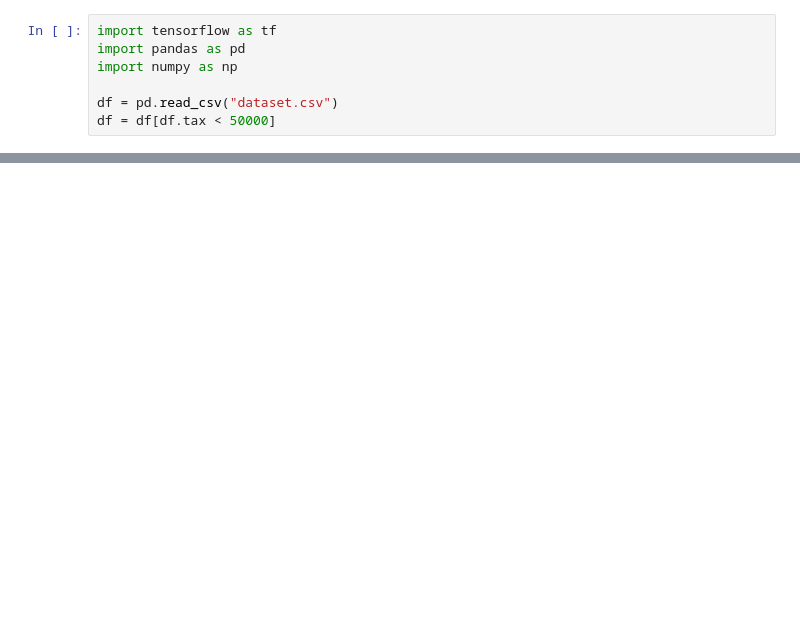
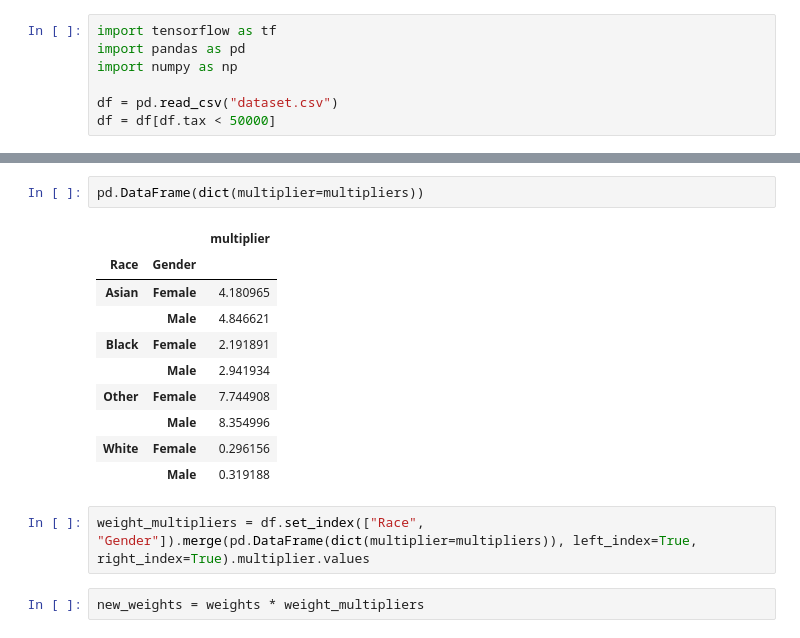
Before and after one commit to nikhilwoodruff/bias-coursework, a Jupyter notebook: analysis/conventional.ipynb, the cells around one changed output, grey strips where cells are left out. Saved outputs shown, nothing was run; the diff lists cells and outputs as text; blank space fills up the shorter version.

```diff
--- a/analysis/conventional.ipynb
+++ b/analysis/conventional.ipynb
@@ -155,0 +211,17 @@ x
+# %%
+pd.DataFrame(dict(multiplier=multipliers))
+# %% [output]
+|  |  | multiplier |
+| Race | Gender |  |
+| Asian | Female | 4.180965 |
+|  | Male | 4.846621 |
+| Black | Female | 2.191891 |
+|  | Male | 2.941934 |
+| Other | Female | 7.744908 |
+|  | Male | 8.354996 |
+| White | Female | 0.296156 |
+|  | Male | 0.319188 |
+# %%
+weight_multipliers = df.set_index(["Race", "Gender"]).merge(pd.DataFrame(dict(multiplier=multipliers)), left_index=True, right_index=True).multiplier.values
+# %%
+new_weights = weights * weight_multipliers
```
Also changed, not shown: parts of 14 cells of this notebook, 5 other files.
